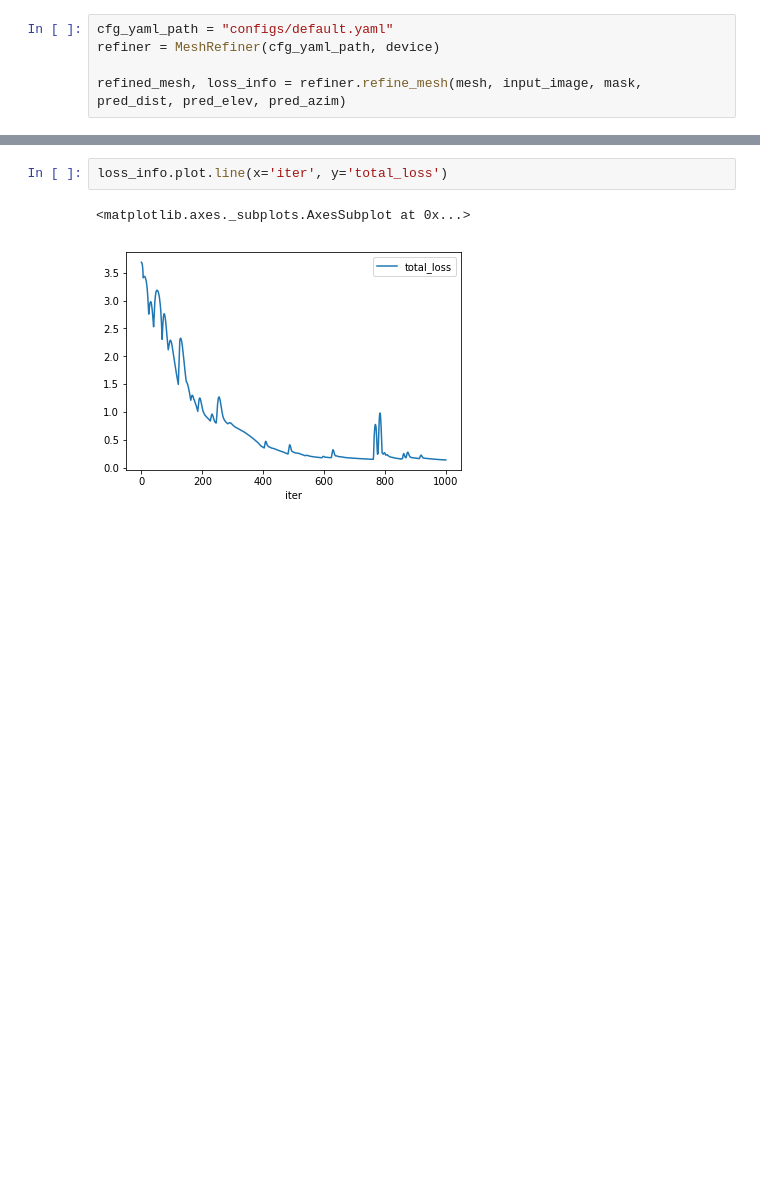
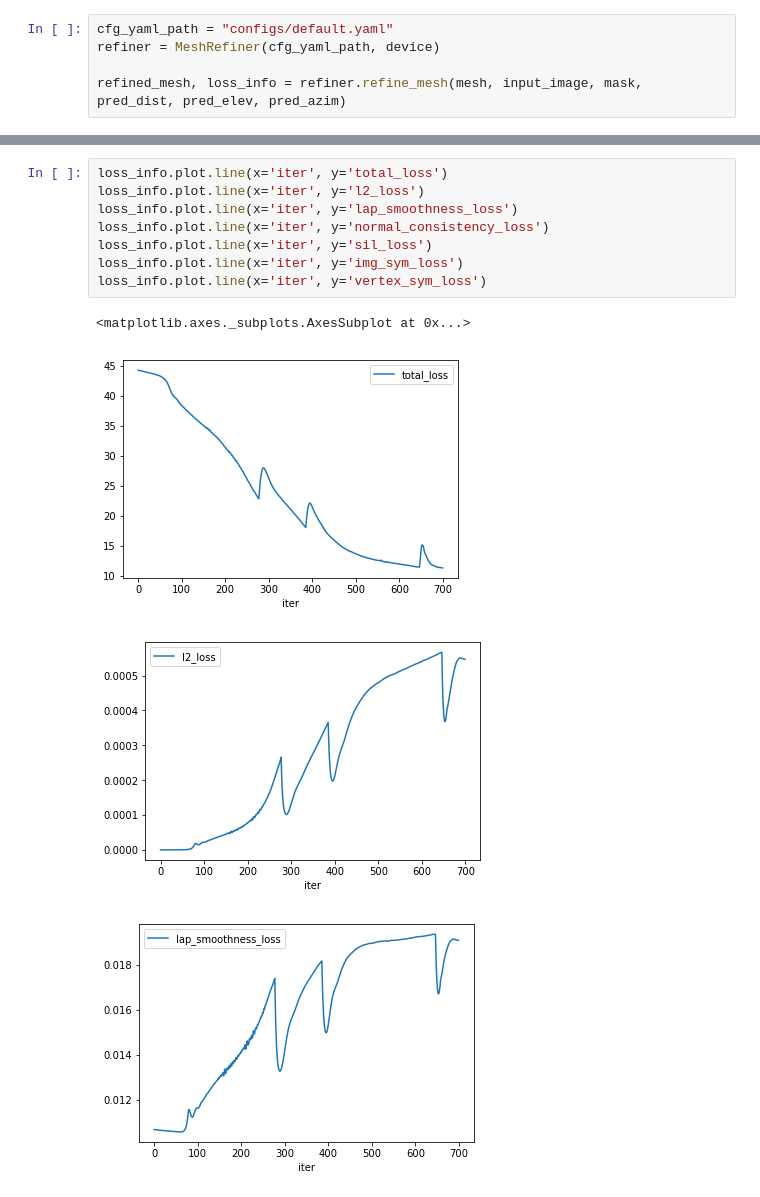
Before and after one commit to edwardyang12/sil_consistent_at_inference, a Jupyter notebook: notebooks/Deformation_Net.ipynb, the cells around one changed output, grey strips where cells are left out. Drawn from its saved outputs; the diff is of its cells as text; blank space fills up the shorter version.

Commit message:
added image and vertex based symmetry losses, smoothness losses

```diff
--- a/notebooks/Deformation_Net.ipynb
+++ b/notebooks/Deformation_Net.ipynb
@@ -136,5 +140,13 @@ display(loss_info)
-# %%
-loss_info.plot.line(x='iter', y='total_loss')
-# %% [output]
-<matplotlib.axes._subplots.AxesSubplot at 0x...>
-[figure, removed]
+# %%
+loss_info.plot.line(x='iter', y='total_loss')
+loss_info.plot.line(x='iter', y='l2_loss')
+loss_info.plot.line(x='iter', y='lap_smoothness_loss')
+loss_info.plot.line(x='iter', y='normal_consistency_loss')
+loss_info.plot.line(x='iter', y='sil_loss')
+loss_info.plot.line(x='iter', y='img_sym_loss')
+loss_info.plot.line(x='iter', y='vertex_sym_loss')
+# %% [output]
+<matplotlib.axes._subplots.AxesSubplot at 0x...>
+[figure, added]
+[figure, added]
+[figure, added]
```
Also changed, not shown: parts of 10 cells of this notebook, 8 other files.
